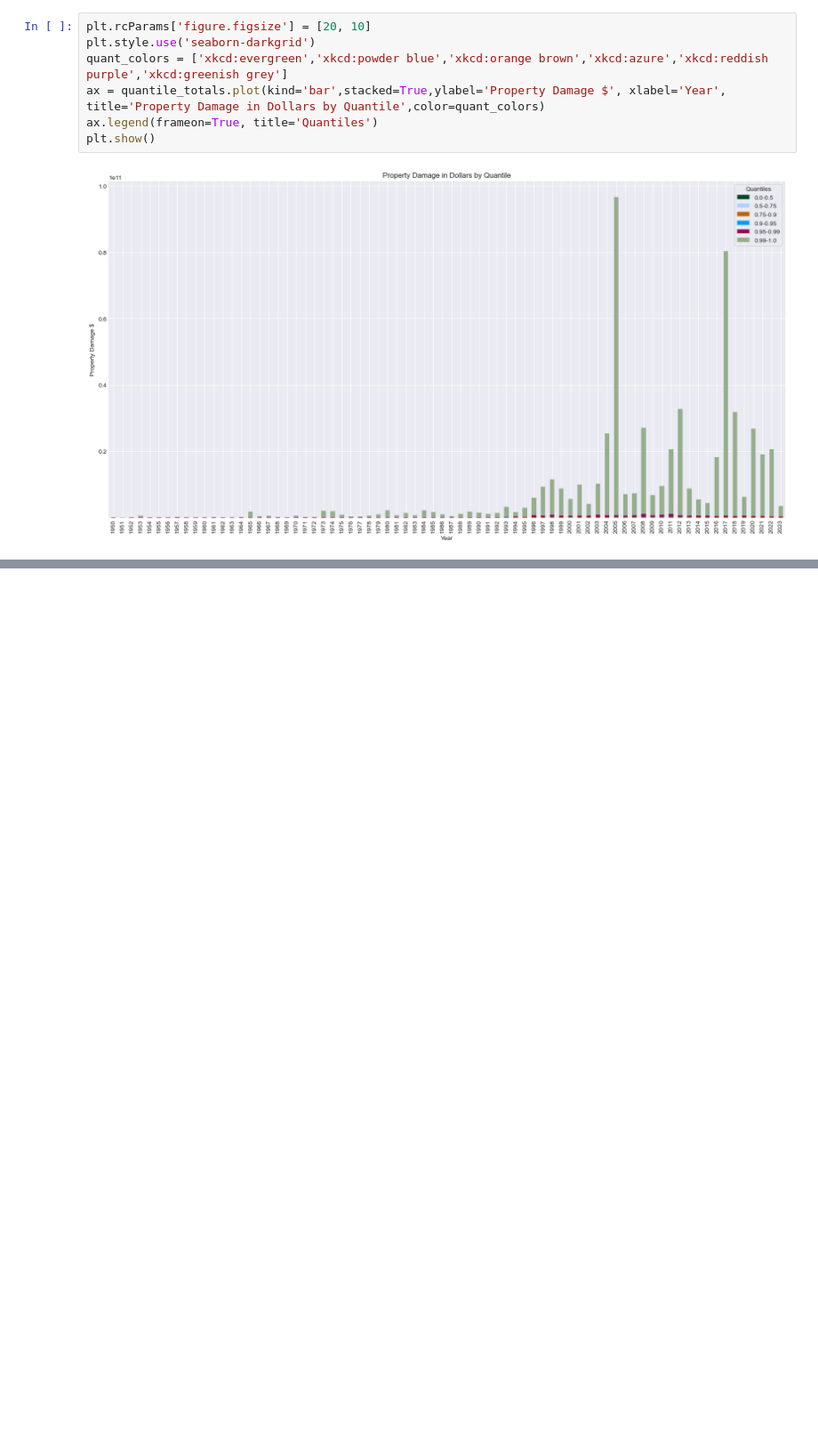
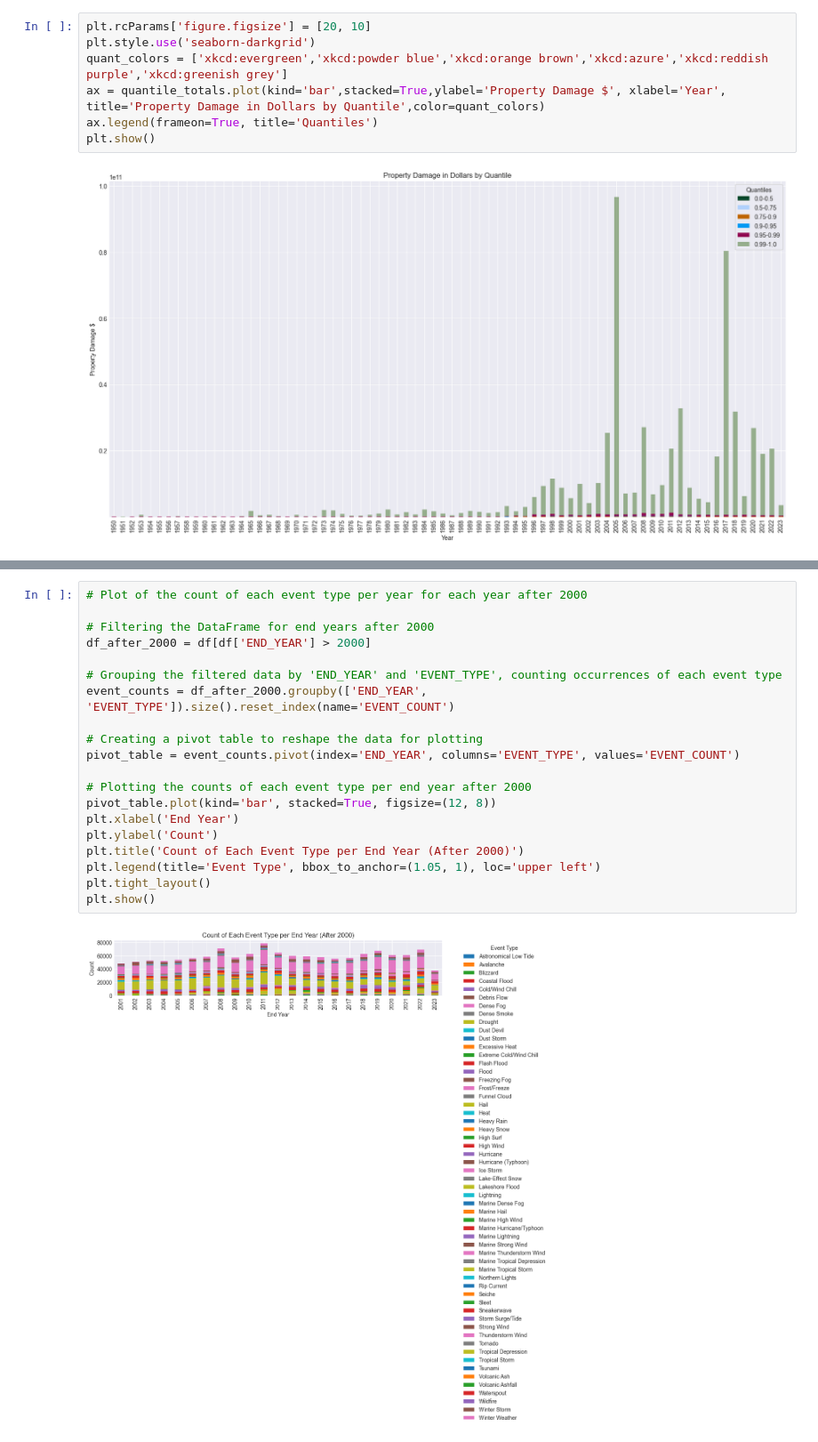
Before and after one commit to lexbuko22/NOAA_Weather_Event_Datamining, a Jupyter notebook: Storm-Event-Data Notebook.ipynb, the cells around one changed output, grey strips where cells are left out. Shown at 89% size. Cells and saved outputs as stored; diff of their text form; blank space fills up the shorter version.

```diff
--- a/Storm-Event-Data Notebook.ipynb
+++ b/Storm-Event-Data Notebook.ipynb
@@ -598,0 +687,22 @@ plt.show()
+# %%
+# Plot of the count of each event type per year for each year after 2000
+
+# Filtering the DataFrame for end years after 2000
+df_after_2000 = df[df['END_YEAR'] > 2000]
+
+# Grouping the filtered data by 'END_YEAR' and 'EVENT_TYPE', counting occurrences of each event type
+event_counts = df_after_2000.groupby(['END_YEAR', 'EVENT_TYPE']).size().reset_index(name='EVENT_COUNT')
+
+# Creating a pivot table to reshape the data for plotting
+pivot_table = event_counts.pivot(index='END_YEAR', columns='EVENT_TYPE', values='EVENT_COUNT')
+
+# Plotting the counts of each event type per end year after 2000
+pivot_table.plot(kind='bar', stacked=True, figsize=(12, 8))
+plt.xlabel('End Year')
+plt.ylabel('Count')
+plt.title('Count of Each Event Type per End Year (After 2000)')
+plt.legend(title='Event Type', bbox_to_anchor=(1.05, 1), loc='upper left')
+plt.tight_layout()
+plt.show()
+# %% [output]
+[figure, added]
```
Also changed, not shown: parts of 22 cells of this notebook.
